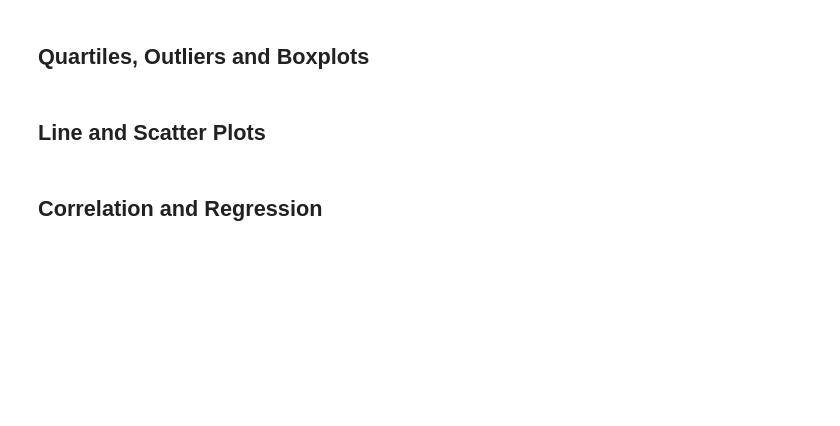
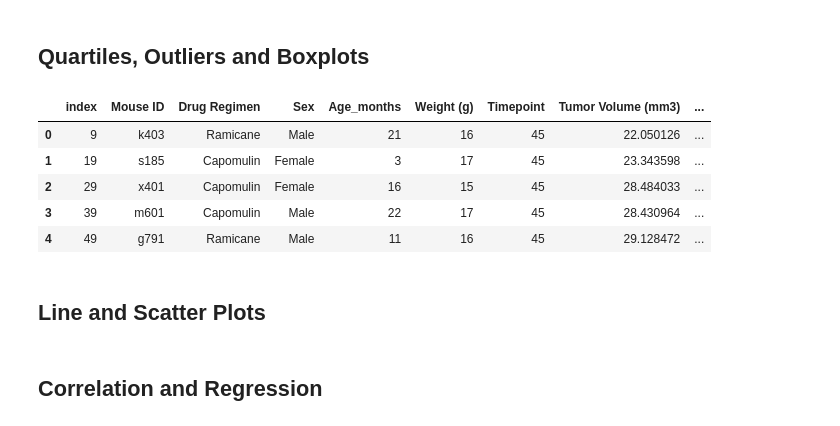
Before and after one commit to kk-deng/Pymaceuticals-Matplotlib, a Jupyter notebook: pymaceuticals_starter.ipynb, the cells around one changed output. Saved outputs shown, nothing was run; the diff lists cells and outputs as text; code cells hidden in the pictures; blank space fills up the shorter version.

```diff
--- a/pymaceuticals_starter.ipynb
+++ b/pymaceuticals_starter.ipynb
@@ -208,10 +215,29 @@ percent_mouse
 # %%
 # Calculate the final tumor volume of each mouse across four of the treatment regimens:
 # Capomulin, Ramicane, Infubinol, and Ceftamin
 
+# Create a list of required treatment regimens, and filter df rows with this list
+required_treatments = ["Capomulin", "Ramicane", "Infubinol", "Ceftamin"]
+treatment_df = mouse_df[mouse_df["Drug Regimen"].isin(required_treatments)]
+
 # Start by getting the last (greatest) timepoint for each mouse
-
+# Get the max value of each grouped mouse timepoint as the last timepoint
+last_tp = treatment_df.groupby("Mouse ID")["Timepoint"].max()
+last_tp.rename("Last Timepoint", inplace = True)
 
 # Merge this group df with the original dataframe to get the tumor volume at the last timepoint
+tp_merged_df = pd.merge(treatment_df, last_tp, on = "Mouse ID", how = "outer")
+
+# Filter the df to get only the last timepoint
+last_tp_filter = tp_merged_df["Timepoint"] == tp_merged_df["Last Timepoint"]
+last_tp_df = tp_merged_df[last_tp_filter].reset_index()
+last_tp_df.head()
+# %% [output]
+|  | index | Mouse ID | Drug Regimen | Sex | Age_months | Weight (g) | Timepoint | Tumor Volume (mm3) | ... |
+| 0 | 9 | k403 | Ramicane | Male | 21 | 16 | 45 | 22.050126 | ... |
+| 1 | 19 | s185 | Capomulin | Female | 3 | 17 | 45 | 23.343598 | ... |
+| 2 | 29 | x401 | Capomulin | Female | 16 | 15 | 45 | 28.484033 | ... |
+| 3 | 39 | m601 | Capomulin | Male | 22 | 17 | 45 | 28.430964 | ... |
+| 4 | 49 | g791 | Ramicane | Male | 11 | 16 | 45 | 29.128472 | ... |
 # %%
 # Put treatments into a list for for loop (and later for plot labels)
```
Also changed, not shown: parts of 7 cells of this notebook.
